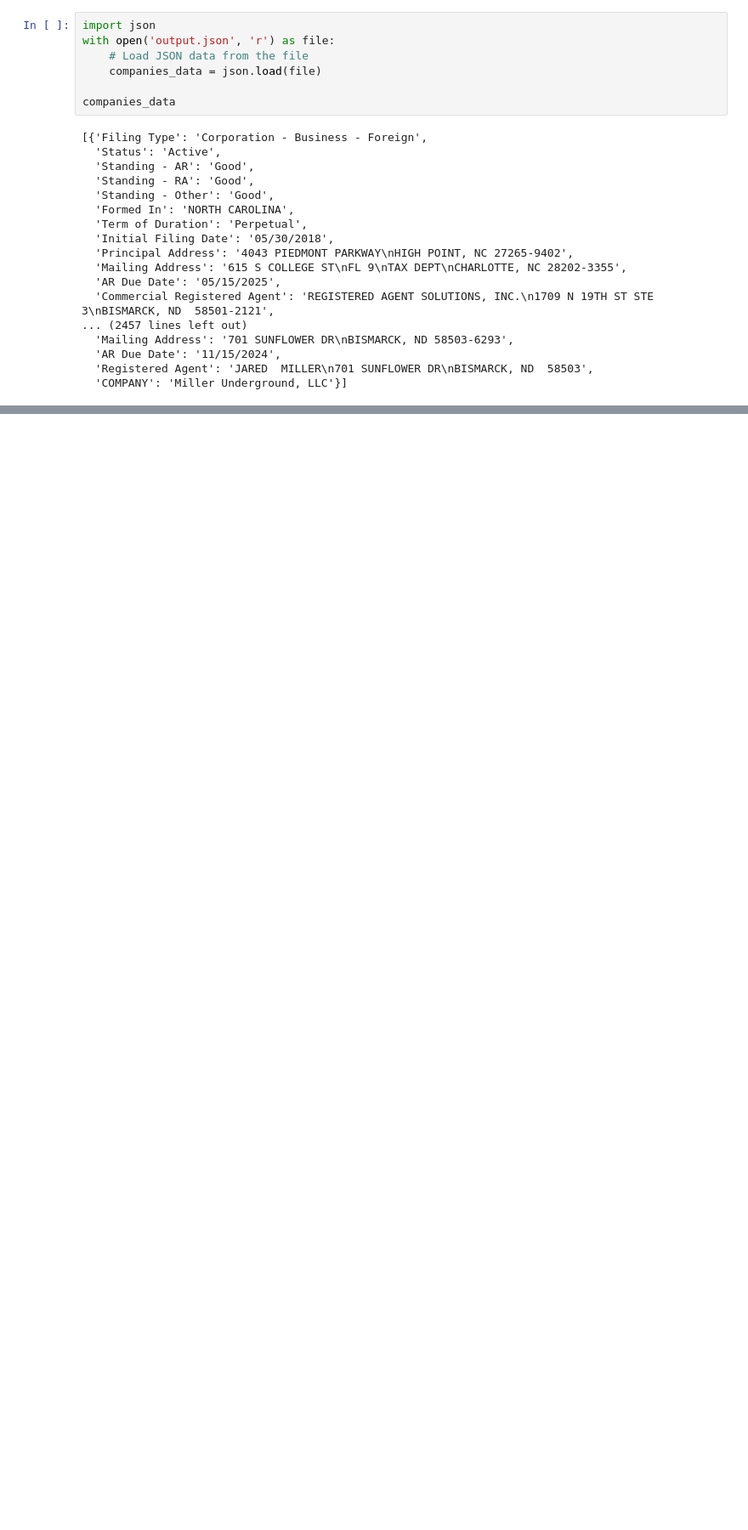
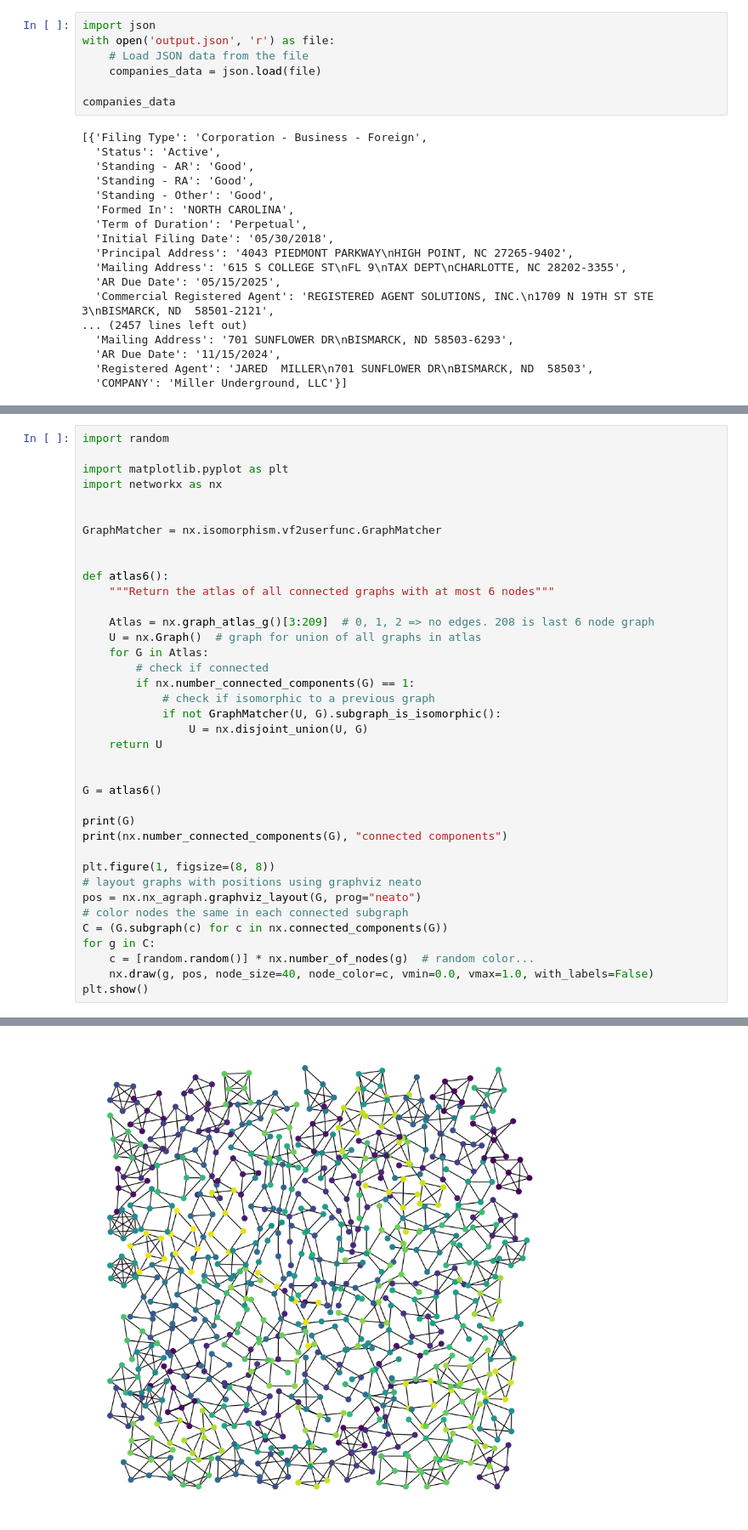
Before and after one commit to LukeAlbarracin/web-crawler, a Jupyter notebook: sayariproject/webcrawling.ipynb, the cells around one changed output, grey strips where cells are left out. Shown at 85% size. Drawn from its saved outputs; the diff is of its cells as text; blank space fills up the shorter version.

Commit message:
Update Python NOtebook to use Atlas

```diff
--- a/sayariproject/webcrawling.ipynb
+++ b/sayariproject/webcrawling.ipynb
@@ -63,0 +70,39 @@ Cindy J Getzlaff
+# %%
+import random
+
+import matplotlib.pyplot as plt
+import networkx as nx
+
+
+GraphMatcher = nx.isomorphism.vf2userfunc.GraphMatcher
+
+
+def atlas6():
+    """Return the atlas of all connected graphs with at most 6 nodes"""
+
+    Atlas = nx.graph_atlas_g()[3:209]  # 0, 1, 2 => no edges. 208 is last 6 node graph
+    U = nx.Graph()  # graph for union of all graphs in atlas
+    for G in Atlas:
+        # check if connected
+        if nx.number_connected_components(G) == 1:
+            # check if isomorphic to a previous graph
+            if not GraphMatcher(U, G).subgraph_is_isomorphic():
+                U = nx.disjoint_union(U, G)
+    return U
+
+
+G = atlas6()
+
+print(G)
+print(nx.number_connected_components(G), "connected components")
+
+plt.figure(1, figsize=(8, 8))
+# layout graphs with positions using graphviz neato
+pos = nx.nx_agraph.graphviz_layout(G, prog="neato")
+# color nodes the same in each connected subgraph
+C = (G.subgraph(c) for c in nx.connected_components(G))
+for g in C:
+    c = [random.random()] * nx.number_of_nodes(g)  # random color...
+    nx.draw(g, pos, node_size=40, node_color=c, vmin=0.0, vmax=1.0, with_labels=False)
+plt.show()
+# %% [output]
@@ -63,0 +111 @@ Cindy J Getzlaff
+[figure, added]
```
Also changed, not shown: parts of 3 cells of this notebook.
